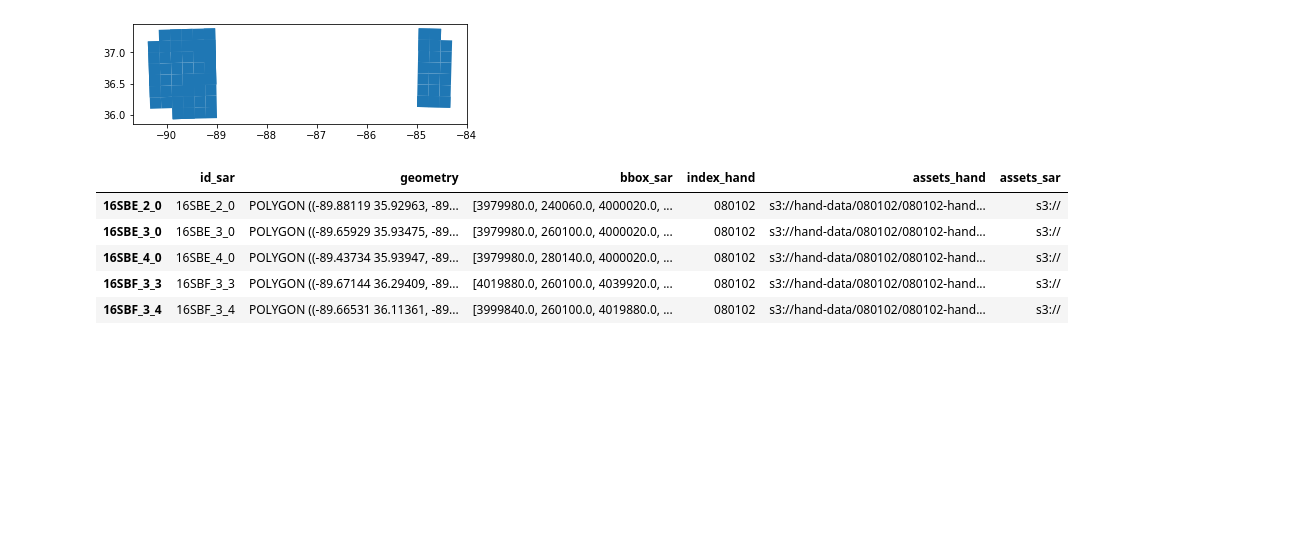
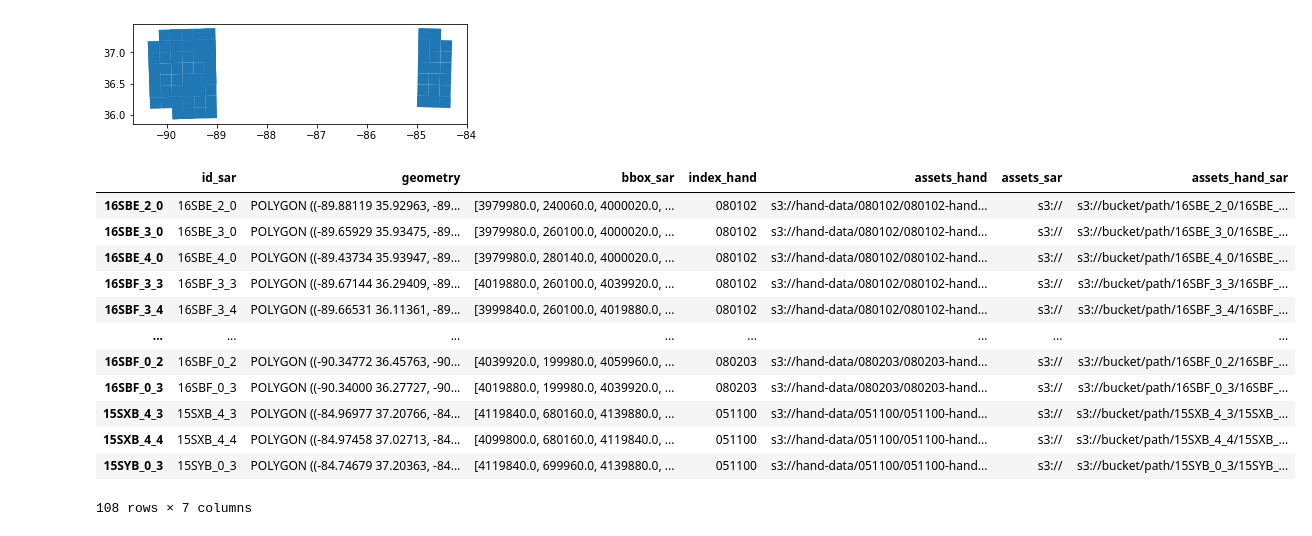
Before and after one commit to azavea/noaa-flood-mapping, a Jupyter notebook: catalogs/glofimr-s1/sjoin.ipynb, the cells around one changed output. Saved outputs shown, nothing was run; the diff lists cells and outputs as text; code cells hidden in the pictures; blank space fills up the shorter version.

Commit message:
WIP: Update ipynb and build_catalog with coregister

```diff
--- a/catalogs/glofimr-s1/sjoin.ipynb
+++ b/catalogs/glofimr-s1/sjoin.ipynb
@@ -84,12 +85,27 @@ def assets_to_s3_url(row):
     row['assets_hand'] = https_to_s3_url(row.get('assets_hand', {}).get('hand', {}).get('href', ''))
     row['assets_sar'] = https_to_s3_url(row.get('assets_sar', {}).get('sar', {}).get('href', ''))
     return row
+# %%
+def coregister_row(row):
+    # local_output_path = ???
+    output_uri = "s3://bucket/path/{}/{}-hand.tif".format(row['id_sar'], row['id_sar'])
+    # coregister_raster(row['assets_had'], row['assets_sar'], local_output_path)
+    # TODO: Upload local_output_path to output_uri
+    row['assets_hand_sar'] = output_uri
+    return row
 # %%
-sar_hand_df.apply(assets_to_s3_url, axis=1).head()
+sar_hand_df.apply(assets_to_s3_url, axis=1).apply(coregister_row, axis=1)
 # %% [output]
-|  | id_sar | geometry | bbox_sar | index_hand | assets_hand | assets_sar |
-| 16SBE_2_0 | 16SBE_2_0 | POLYGON ((-89.88119 35.92963, -89... | [3979980.0, 240060.0, 4000020.0, ... | 080102 | s3://hand-data/080102/080102-hand... | s3:// |
-| 16SBE_3_0 | 16SBE_3_0 | POLYGON ((-89.65929 35.93475, -89... | [3979980.0, 260100.0, 4000020.0, ... | 080102 | s3://hand-data/080102/080102-hand... | s3:// |
-| 16SBE_4_0 | 16SBE_4_0 | POLYGON ((-89.43734 35.93947, -89... | [3979980.0, 280140.0, 4000020.0, ... | 080102 | s3://hand-data/080102/080102-hand... | s3:// |
-| 16SBF_3_3 | 16SBF_3_3 | POLYGON ((-89.67144 36.29409, -89... | [4019880.0, 260100.0, 4039920.0, ... | 080102 | s3://hand-data/080102/080102-hand... | s3:// |
-| 16SBF_3_4 | 16SBF_3_4 | POLYGON ((-89.66531 36.11361, -89... | [3999840.0, 260100.0, 4019880.0, ... | 080102 | s3://hand-data/080102/080102-hand... | s3:// |
+|  | id_sar | geometry | bbox_sar | index_hand | assets_hand | assets_sar | assets_hand_sar |
+| 16SBE_2_0 | 16SBE_2_0 | POLYGON ((-89.88119 35.92963, -89... | [3979980.0, 240060.0, 4000020.0, ... | 080102 | s3://hand-data/080102/080102-hand... | s3:// | s3://bucket/path/16SBE_2_0/16SBE_... |
+| 16SBE_3_0 | 16SBE_3_0 | POLYGON ((-89.65929 35.93475, -89... | [3979980.0, 260100.0, 4000020.0, ... | 080102 | s3://hand-data/080102/080102-hand... | s3:// | s3://bucket/path/16SBE_3_0/16SBE_... |
+| 16SBE_4_0 | 16SBE_4_0 | POLYGON ((-89.43734 35.93947, -89... | [3979980.0, 280140.0, 4000020.0, ... | 080102 | s3://hand-data/080102/080102-hand... | s3:// | s3://bucket/path/16SBE_4_0/16SBE_... |
+| 16SBF_3_3 | 16SBF_3_3 | POLYGON ((-89.67144 36.29409, -89... | [4019880.0, 260100.0, 4039920.0, ... | 080102 | s3://hand-data/080102/080102-hand... | s3:// | s3://bucket/path/16SBF_3_3/16SBF_... |
+| 16SBF_3_4 | 16SBF_3_4 | POLYGON ((-89.66531 36.11361, -89... | [3999840.0, 260100.0, 4019880.0, ... | 080102 | s3://hand-data/080102/080102-hand... | s3:// | s3://bucket/path/16SBF_3_4/16SBF_... |
+| ... | ... | ... | ... | ... | ... | ... | ... |
+| 16SBF_0_2 | 16SBF_0_2 | POLYGON ((-90.34772 36.45763, -90... | [4039920.0, 199980.0, 4059960.0, ... | 080203 | s3://hand-data/080203/080203-hand... | s3:// | s3://bucket/path/16SBF_0_2/16SBF_... |
+| 16SBF_0_3 | 16SBF_0_3 | POLYGON ((-90.34000 36.27727, -90... | [4019880.0, 199980.0, 4039920.0, ... | 080203 | s3://hand-data/080203/080203-hand... | s3:// | s3://bucket/path/16SBF_0_3/16SBF_... |
+| 15SXB_4_3 | 15SXB_4_3 | POLYGON ((-84.96977 37.20766, -84... | [4119840.0, 680160.0, 4139880.0, ... | 051100 | s3://hand-data/051100/051100-hand... | s3:// | s3://bucket/path/15SXB_4_3/15SXB_... |
+| 15SXB_4_4 | 15SXB_4_4 | POLYGON ((-84.97458 37.02713, -84... | [4099800.0, 680160.0, 4119840.0, ... | 051100 | s3://hand-data/051100/051100-hand... | s3:// | s3://bucket/path/15SXB_4_4/15SXB_... |
+| 15SYB_0_3 | 15SYB_0_3 | POLYGON ((-84.74679 37.20363, -84... | [4119840.0, 699960.0, 4139880.0, ... | 051100 | s3://hand-data/051100/051100-hand... | s3:// | s3://bucket/path/15SYB_0_3/15SYB_... |
+108 rows × 7 columns
```
Also changed, not shown: parts of 1 cell of this notebook, 2 other files.
